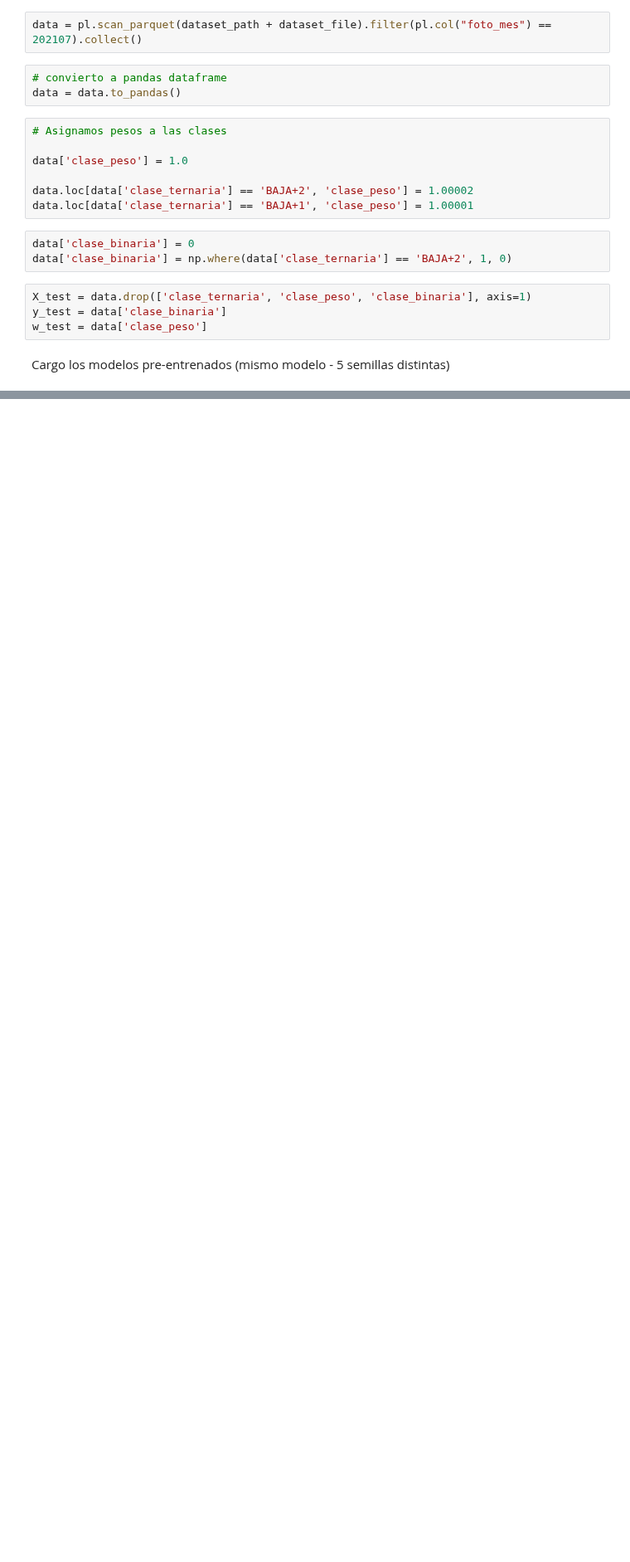
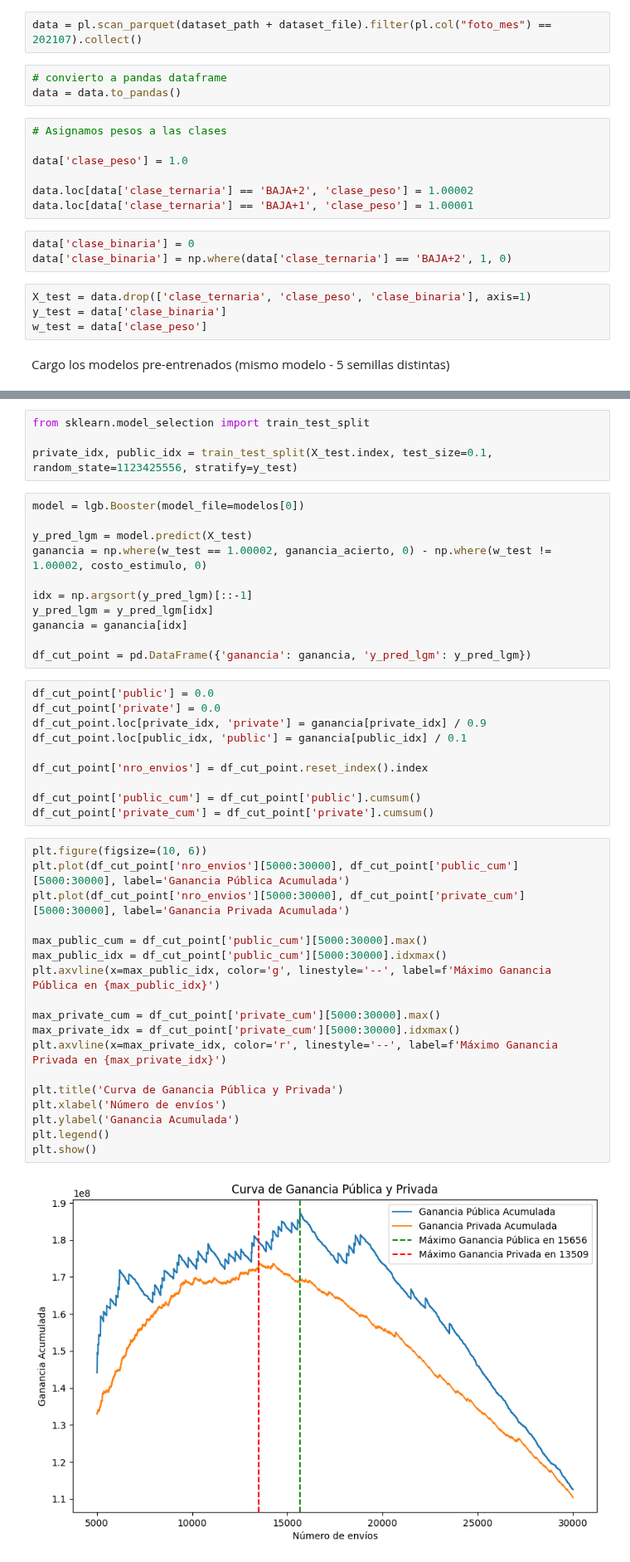
Before and after one commit to eanegrin/dmeyf2024, a Jupyter notebook: competencia_3/model_v02/j8_test.ipynb, the cells around one changed output, grey strips where cells are left out. Shown at 83% size. Drawn from its saved outputs; the diff is of its cells as text; blank space fills up the shorter version.

```diff
--- a/competencia_3/model_v02/j8_test.ipynb
+++ b/competencia_3/model_v02/j8_test.ipynb
@@ -157,0 +158,45 @@ plt.show()
+# %%
+from sklearn.model_selection import train_test_split
+
+private_idx, public_idx = train_test_split(X_test.index, test_size=0.1, random_state=1123425556, stratify=y_test)
+# %%
+model = lgb.Booster(model_file=modelos[0])
+
+y_pred_lgm = model.predict(X_test)
+ganancia = np.where(w_test == 1.00002, ganancia_acierto, 0) - np.where(w_test != 1.00002, costo_estimulo, 0)
+
+idx = np.argsort(y_pred_lgm)[::-1]
+y_pred_lgm = y_pred_lgm[idx]
+ganancia = ganancia[idx]
+
+df_cut_point = pd.DataFrame({'ganancia': ganancia, 'y_pred_lgm': y_pred_lgm})
+# %%
+df_cut_point['public'] = 0.0
+df_cut_point['private'] = 0.0
+df_cut_point.loc[private_idx, 'private'] = ganancia[private_idx] / 0.9
+df_cut_point.loc[public_idx, 'public'] = ganancia[public_idx] / 0.1
+
+df_cut_point['nro_envios'] = df_cut_point.reset_index().index
+
+df_cut_point['public_cum'] = df_cut_point['public'].cumsum()
+df_cut_point['private_cum'] = df_cut_point['private'].cumsum()
+# %%
+plt.figure(figsize=(10, 6))
+plt.plot(df_cut_point['nro_envios'][5000:30000], df_cut_point['public_cum'][5000:30000], label='Ganancia Pública Acumulada')
+plt.plot(df_cut_point['nro_envios'][5000:30000], df_cut_point['private_cum'][5000:30000], label='Ganancia Privada Acumulada')
+
+max_public_cum = df_cut_point['public_cum'][5000:30000].max()
+max_public_idx = df_cut_point['public_cum'][5000:30000].idxmax()
+plt.axvline(x=max_public_idx, color='g', linestyle='--', label=f'Máximo Ganancia Pública en {max_public_idx}')
+
+max_private_cum = df_cut_point['private_cum'][5000:30000].max()
+max_private_idx = df_cut_point['private_cum'][5000:30000].idxmax()
+plt.axvline(x=max_private_idx, color='r', linestyle='--', label=f'Máximo Ganancia Privada en {max_private_idx}')
+
+plt.title('Curva de Ganancia Pública y Privada')
+plt.xlabel('Número de envíos')
+plt.ylabel('Ganancia Acumulada')
+plt.legend()
+plt.show()
+# %% [output]
+[figure, added]
```
Also changed, not shown: parts of 6 cells of this notebook, 14 other files.
